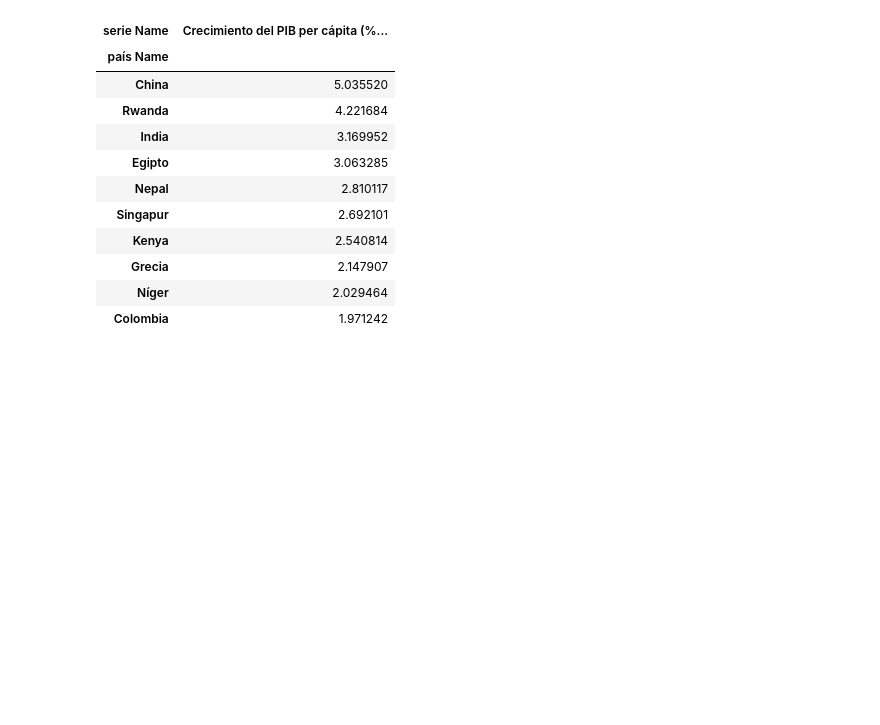
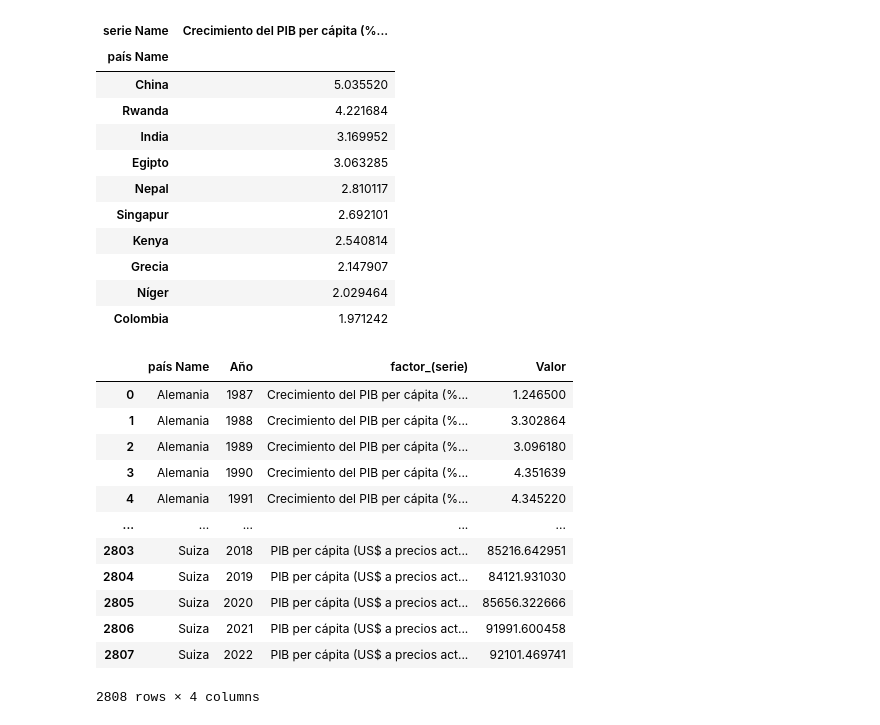
Before and after one commit to fercof87/PF-Esperanza-De-Vida, a Jupyter notebook: EDA/EDA/EDA_pbi.ipynb, the cells around one changed output. Saved outputs shown, nothing was run; the diff lists cells and outputs as text; code cells hidden in the pictures; blank space fills up the shorter version.

```diff
--- a/EDA/EDA/EDA_pbi.ipynb
+++ b/EDA/EDA/EDA_pbi.ipynb
@@ -442,4 +447,22 @@ top_paises
 fig = px.bar(top_paises, title="TOP 10 países con mayor Crecimiento del PIB per cápita (% anual) en promedio (2018-2022)", y="Crecimiento del PIB per cápita (% anual)")
 fig.update_xaxes(title_text="")
 fig.show()
+# %%
+df_melted = df_pivoted.drop(columns=['Continente']).melt(id_vars=['país Name', 'Año'], var_name='factor_(serie)', value_name='Valor')
+
+df_melted
+# %% [output]
+|  | país Name | Año | factor_(serie) | Valor |
+| 0 | Alemania | 1987 | Crecimiento del PIB per cápita (%... | 1.246500 |
+| 1 | Alemania | 1988 | Crecimiento del PIB per cápita (%... | 3.302864 |
+| 2 | Alemania | 1989 | Crecimiento del PIB per cápita (%... | 3.096180 |
+| 3 | Alemania | 1990 | Crecimiento del PIB per cápita (%... | 4.351639 |
+| 4 | Alemania | 1991 | Crecimiento del PIB per cápita (%... | 4.345220 |
+| ... | ... | ... | ... | ... |
+| 2803 | Suiza | 2018 | PIB per cápita (US$ a precios act... | 85216.642951 |
+| 2804 | Suiza | 2019 | PIB per cápita (US$ a precios act... | 84121.931030 |
+| 2805 | Suiza | 2020 | PIB per cápita (US$ a precios act... | 85656.322666 |
+| 2806 | Suiza | 2021 | PIB per cápita (US$ a precios act... | 91991.600458 |
+| 2807 | Suiza | 2022 | PIB per cápita (US$ a precios act... | 92101.469741 |
+2808 rows × 4 columns
 # %%
```
Also changed, not shown: parts of 4 cells of this notebook, 5 other files.
